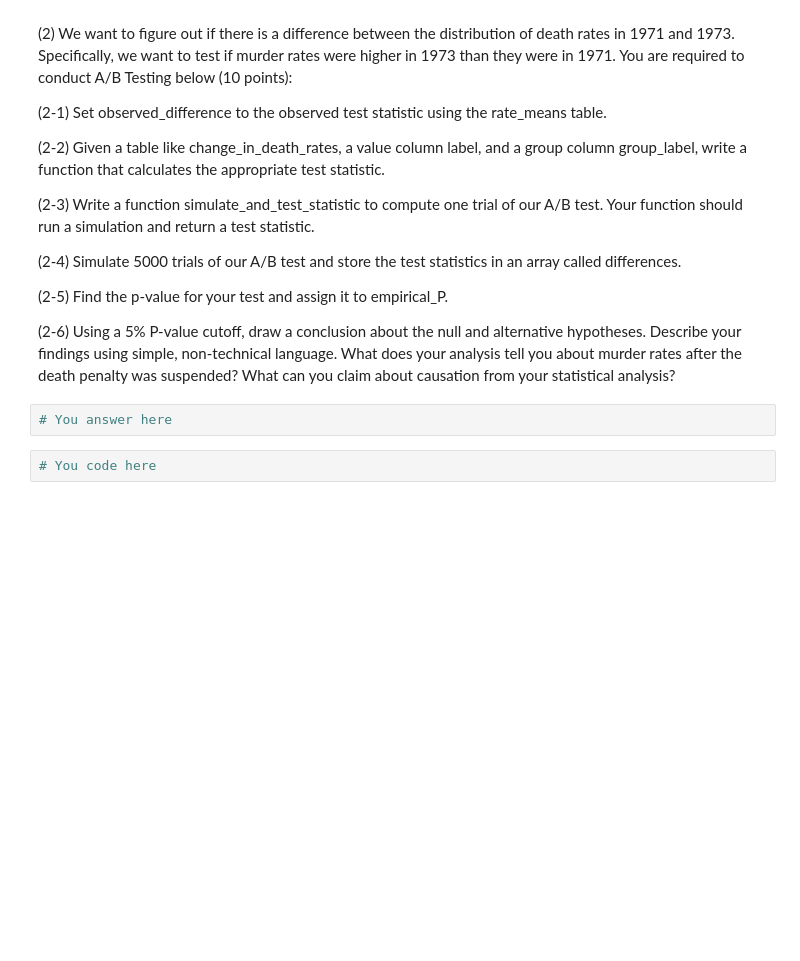
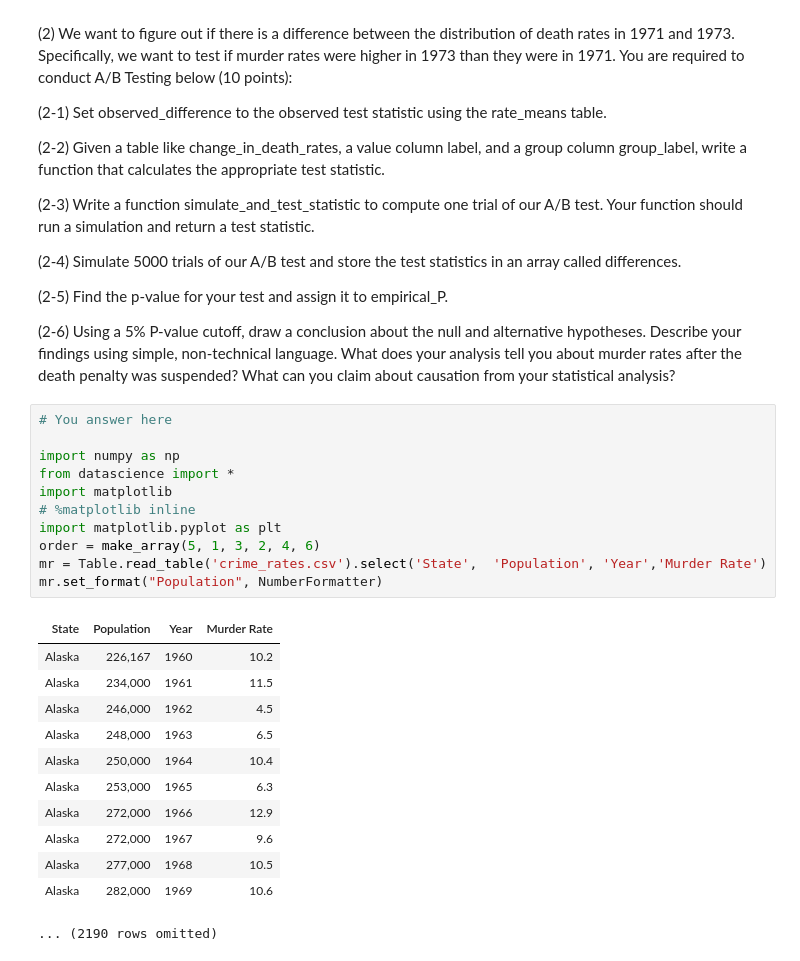
Before and after one commit to nikhil1029/Nikhil_INFO5502_Spring2022, a Jupyter notebook: Assignment_09.ipynb, the cells around one changed output. Cells and saved outputs as stored; diff of their text form; blank space fills up the shorter version.

```diff
--- a/Assignment_09.ipynb
+++ b/Assignment_09.ipynb
@@ -143,7 +208,27 @@ Hint: tbl_1.append(tbl_2) with create a new table that includes rows from both t
 (2-5) Find the p-value for your test and assign it to empirical_P.
 
 (2-6) Using a 5% P-value cutoff, draw a conclusion about the null and alternative hypotheses. Describe your findings using simple, non-technical language. What does your analysis tell you about murder rates after the death penalty was suspended? What can you claim about causation from your statistical analysis?
-# %%
-# You answer here
-# %%
-# You code here
+# %%
+# You answer here
+
+import numpy as np
+from datascience import *
+import matplotlib
+# %matplotlib inline
+import matplotlib.pyplot as plt
+order = make_array(5, 1, 3, 2, 4, 6)
+mr = Table.read_table('crime_rates.csv').select('State',  'Population', 'Year','Murder Rate')
+mr.set_format("Population", NumberFormatter)
+# %% [output]
+| State | Population | Year | Murder Rate |
+| Alaska | 226,167 | 1960 | 10.2 |
+| Alaska | 234,000 | 1961 | 11.5 |
+| Alaska | 246,000 | 1962 | 4.5 |
+| Alaska | 248,000 | 1963 | 6.5 |
+| Alaska | 250,000 | 1964 | 10.4 |
+| Alaska | 253,000 | 1965 | 6.3 |
+| Alaska | 272,000 | 1966 | 12.9 |
+| Alaska | 272,000 | 1967 | 9.6 |
+| Alaska | 277,000 | 1968 | 10.5 |
+| Alaska | 282,000 | 1969 | 10.6 |
+... (2190 rows omitted)
```
Also changed, not shown: parts of 6 cells of this notebook.
